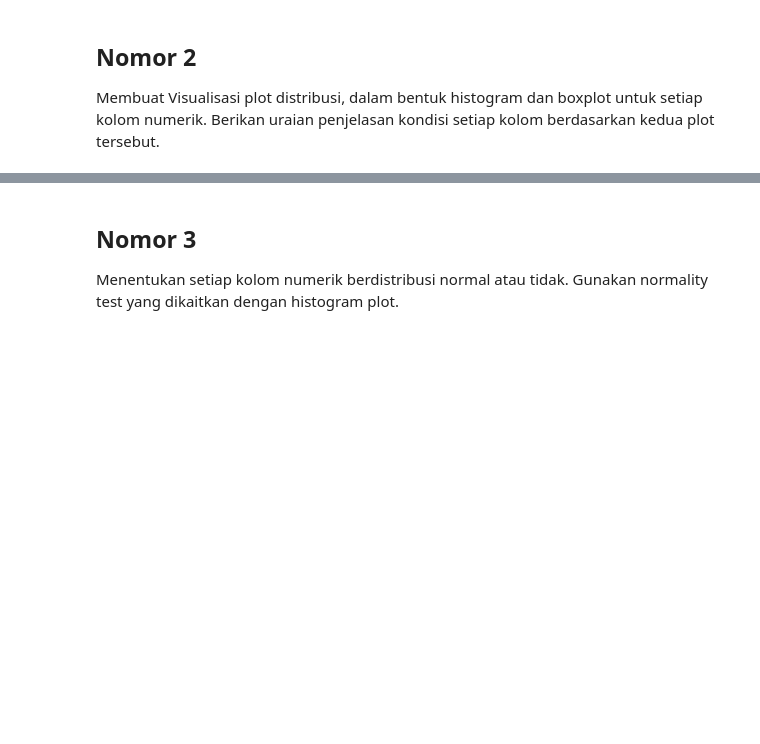
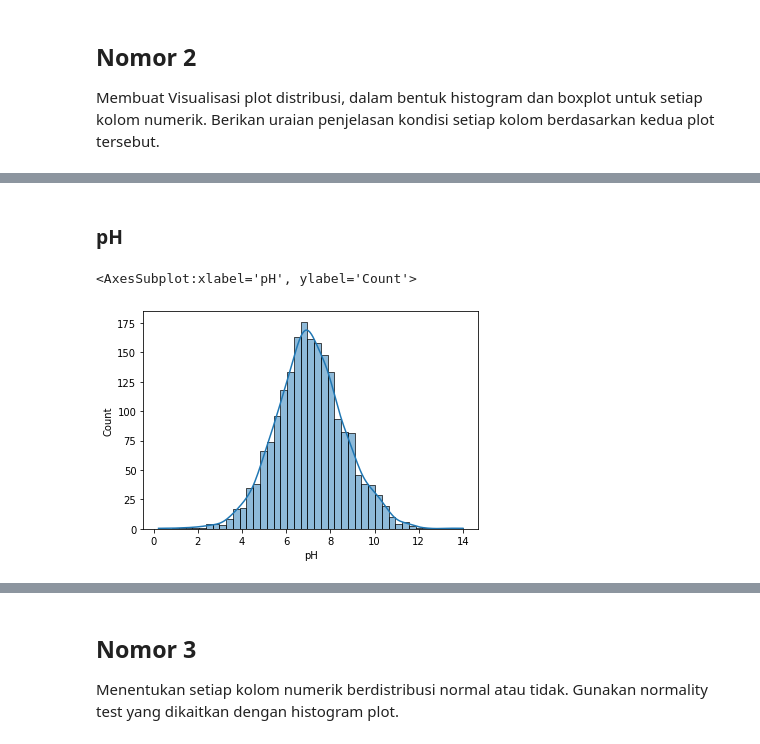
Before and after one commit to clauculus/probstat-analysis, a Jupyter notebook: K01-T1-IF2220-13520073.ipynb, the cells around one changed output, grey strips where cells are left out. Cells and saved outputs as stored; diff of their text form; code cells hidden in the pictures; blank space fills up the shorter version.

```diff
--- a/K01-T1-IF2220-13520073.ipynb
+++ b/K01-T1-IF2220-13520073.ipynb
@@ -122,0 +136,7 @@ tersebut.
+# %% [markdown]
+### pH
+# %%
+sns.histplot(data = df, x="pH", kde=True)
+# %% [output]
+<AxesSubplot:xlabel='pH', ylabel='Count'>
+[figure, added]
```
Also changed, not shown: parts of 94 cells of this notebook.
